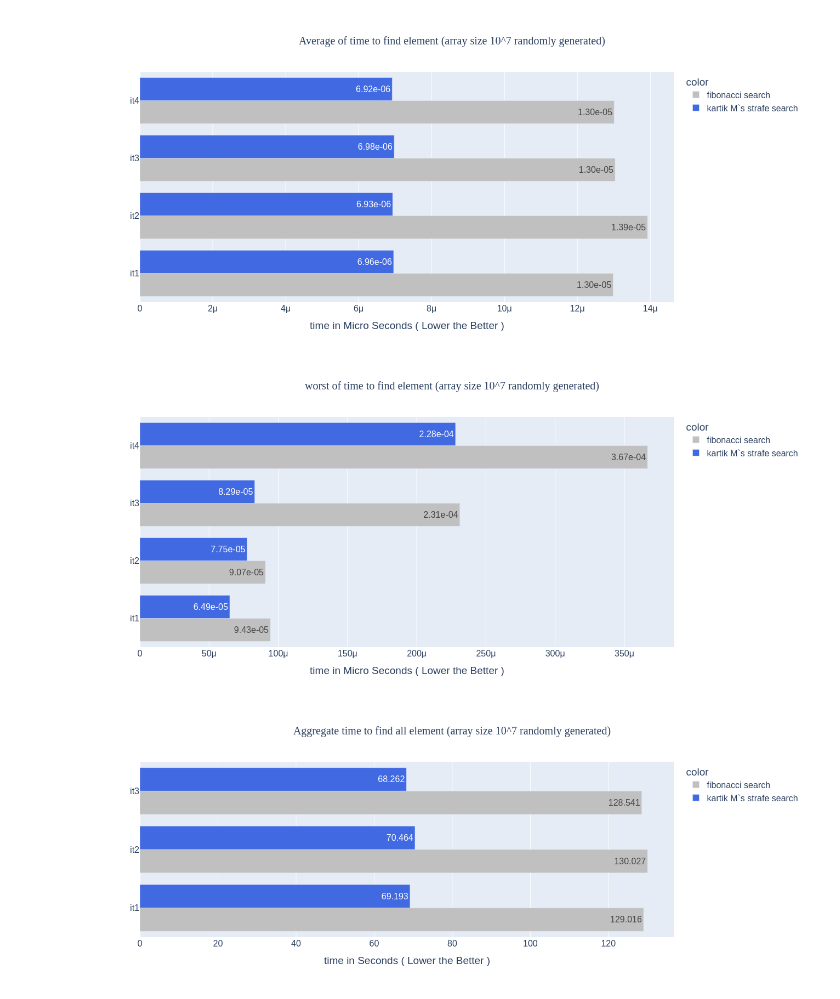
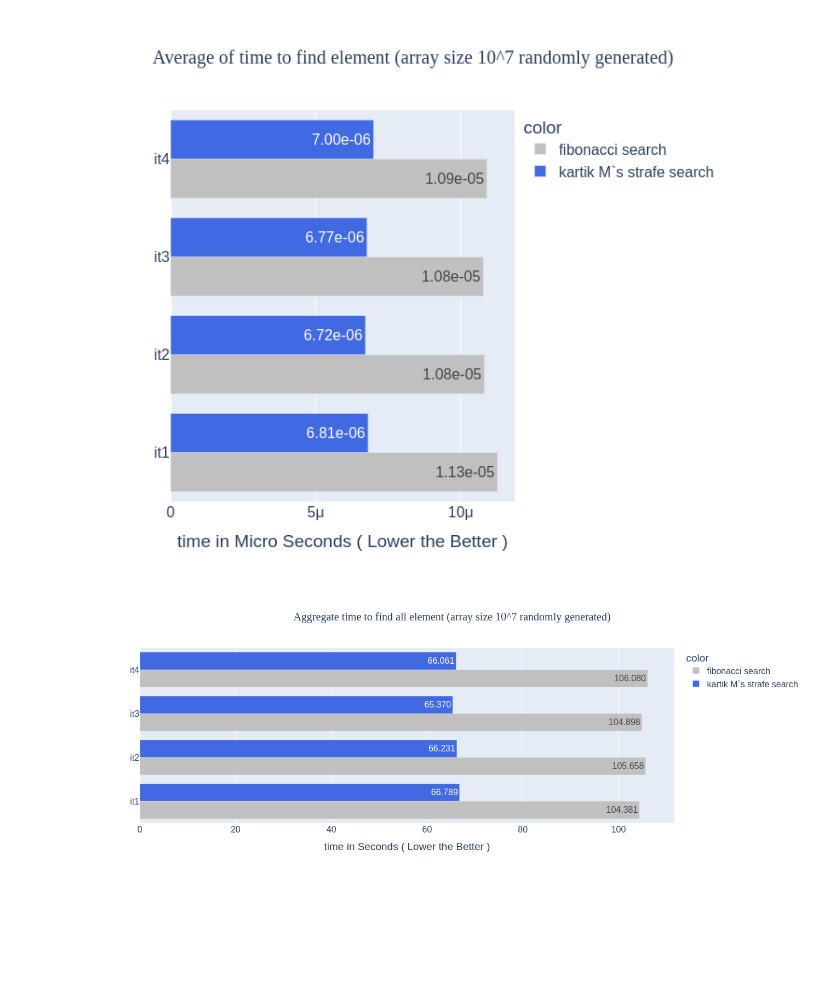
Before and after one commit to kar911/search-and-concept, a Jupyter notebook: Untitled1234.ipynb, the cells around one changed output. Saved outputs shown, nothing was run; the diff lists cells and outputs as text; code cells hidden in the pictures; blank space fills up the shorter version.

```diff
--- a/Untitled1234.ipynb
+++ b/Untitled1234.ipynb
@@ -1,50 +1,31 @@
 # %%
 from plotly import express as px
 # %%
-x=[1.2980801210255664e-05,6.96000316147728e-06,1.3924962018070527e-05,6.934916791217938e-06,1.3035727672364693e-05,6.976935746397794e-06,1.3009138193582566e-05,6.9210661320033975e-06]
-bb=px.bar(y=["it1","it1","it2","it2","it3","it3","it4","it4"],x=[1.2980801210255664e-05,6.96000316147728e-06,1.3924962018070527e-05,6.934916791217938e-06,1.3035727672364693e-05,6.976935746397794e-06,1.3009138193582566e-05,6.9210661320033975e-06]
+x1=[1.126764762595294e-05,6.810363650894669e-06,1.0820994170759878e-05,6.717379973897641e-06,1.0784696995786942e-05,6.772821300703367e-06,1.0904459114408974e-05,6.998941326603813e-06]
+bb=px.bar(y=["it1","it1","it2","it2","it3","it3","it4","it4"],x=x1
           ,width=900,height=600,
           labels={"y" : " ","x":"time in Micro Seconds ( Lower the Better )"},title="Average of time to find element (array size 10^7 randomly generated)",
           barmode="group",
-                 color_discrete_sequence=["silver", "royalblue"],text=[f" {i:2.2e}".format(i) for  i in x]
-         ,color=["fibonacci search" if i%2 == 0 else "kartik M`s strafe search" for i in range(2,10)])
+                 color_discrete_sequence=["silver", "royalblue"],text=[f" {i:2.2e}".format(i) for  i in x1]
+         ,color=["fibonacci search" if i%2 == 0 else "kartik`s strafe search" for i in range(2,10)])
 bb.update_layout(
     title_font_family="Times New Roman",
     title_font_size=20,
     title_x=0.5,
     font_size=16
 
 )
 # %% [output]
-[figure, old version]
+[figure, new version]
-# %%
-x=[9.430699992662994e-05,6.492900001831003e-05,9.07180001377128e-05,7.745099992462201e-05,0.00023111400014386163,8.294100007333327e-05,0.0003667480004878598,0.00022802900002716342]
-bb=px.bar(y=["it1","it1","it2","it2","it3","it3","it4","it4"],x=[9.430699992662994e-05,6.492900001831003e-05,9.07180001377128e-05,7.745099992462201e-05,0.00023111400014386163,8.294100007333327e-05,0.0003667480004878598,0.00022802900002716342]
-          ,width=900,height=600,
-          labels={"y" : " ","x":"time in Micro Seconds ( Lower the Better )"},title="worst of time to find element (array size 10^7 randomly generated)",
-          barmode="group",
-                 color_discrete_sequence=["silver", "royalblue"]
-          ,text=[f" {i:2.2e}".format(i) for  i in x]
-         ,color=["fibonacci search" if i%2 == 0 else "kartik M`s strafe search" for i in range(2,10)])
-bb.update_layout(
-    title_font_family="Times New Roman",
-    title_font_size=20,
-    title_x=0.5,
-    font_size=16,
-
-
-)
-# %% [output]
-[figure, removed]
 # %%
-bb=px.bar(y=["it1","it1","it2","it2","it3","it3"],x=[129.0158963460001,69.19327190000013,130.02745505199982,70.46444781300033,128.54079512199996,68.26217449199976]
+bb=px.bar(y=["it1","it1","it2","it2","it3","it3","it4","it4"],x=[104.38122100899977,66.78858411400006,105.6580890260002,66.23097290299995,104.8984370240014,65.36962625699925,106.08011824799996,66.06056148599964]
           ,width=900,height=500,
           labels={"y" : "  ","x":"time in Seconds ( Lower the Better )"},title="Aggregate time to find all element (array size 10^7 randomly generated)",
           barmode="group",
                  color_discrete_sequence=["silver", "royalblue"]
           ,text_auto='.3f'
 
-         ,color=["fibonacci search" if i%2 == 0 else "kartik M`s strafe search" for i in range(2,8)])
+         ,color=["fibonacci search" if i%2 == 0 else "kartik M`s strafe search" for i in range(2,10)])
 bb.update_layout(
     title_font_family="Times New Roman",
     title_font_size=20,
@@ -53,5 +34,5 @@ bb.update_layout(
 
 )
 # %% [output]
-[figure, old version]
+[figure, new version]
 # %%
```
Also changed, not shown: parts of 2 cells of this notebook.
